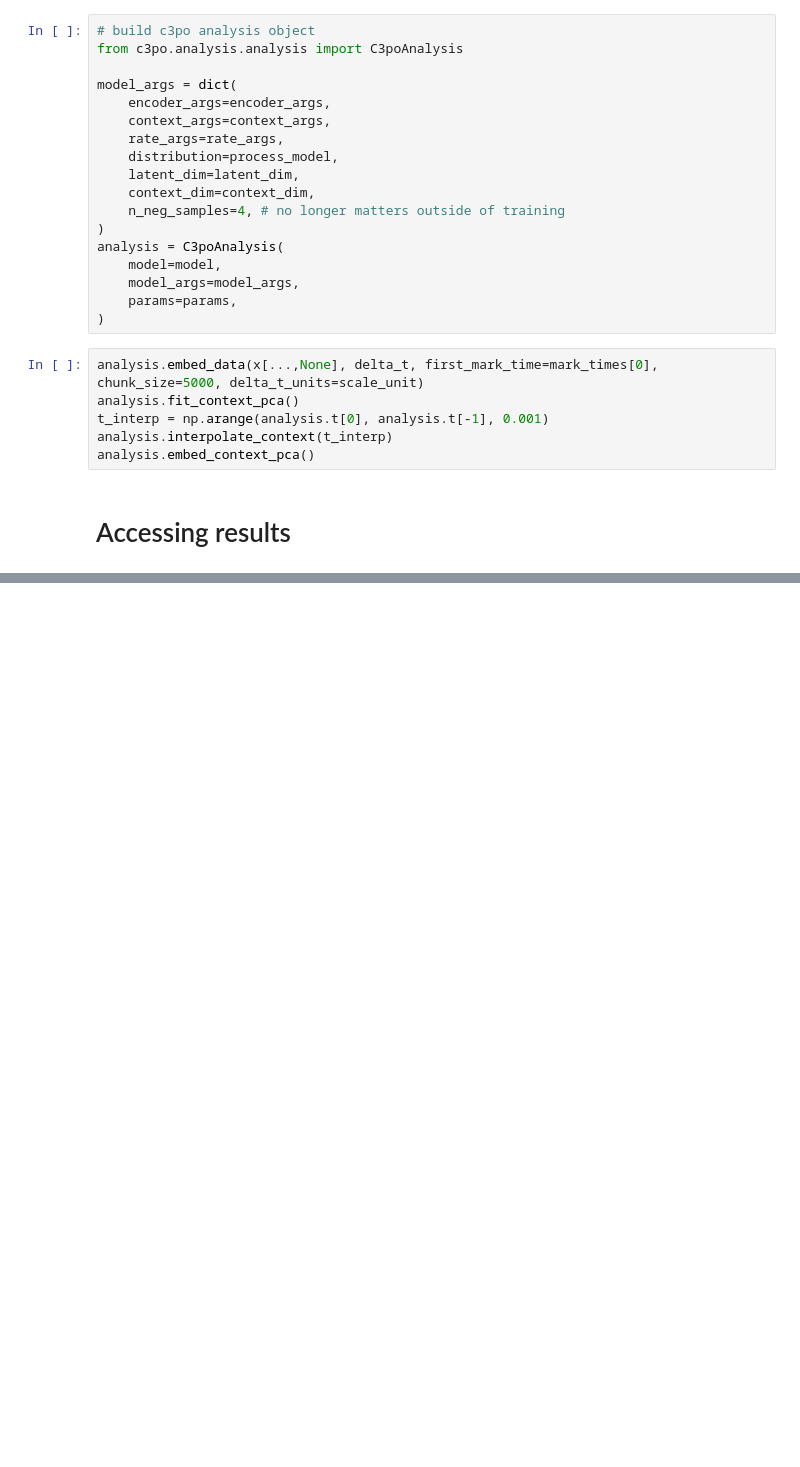
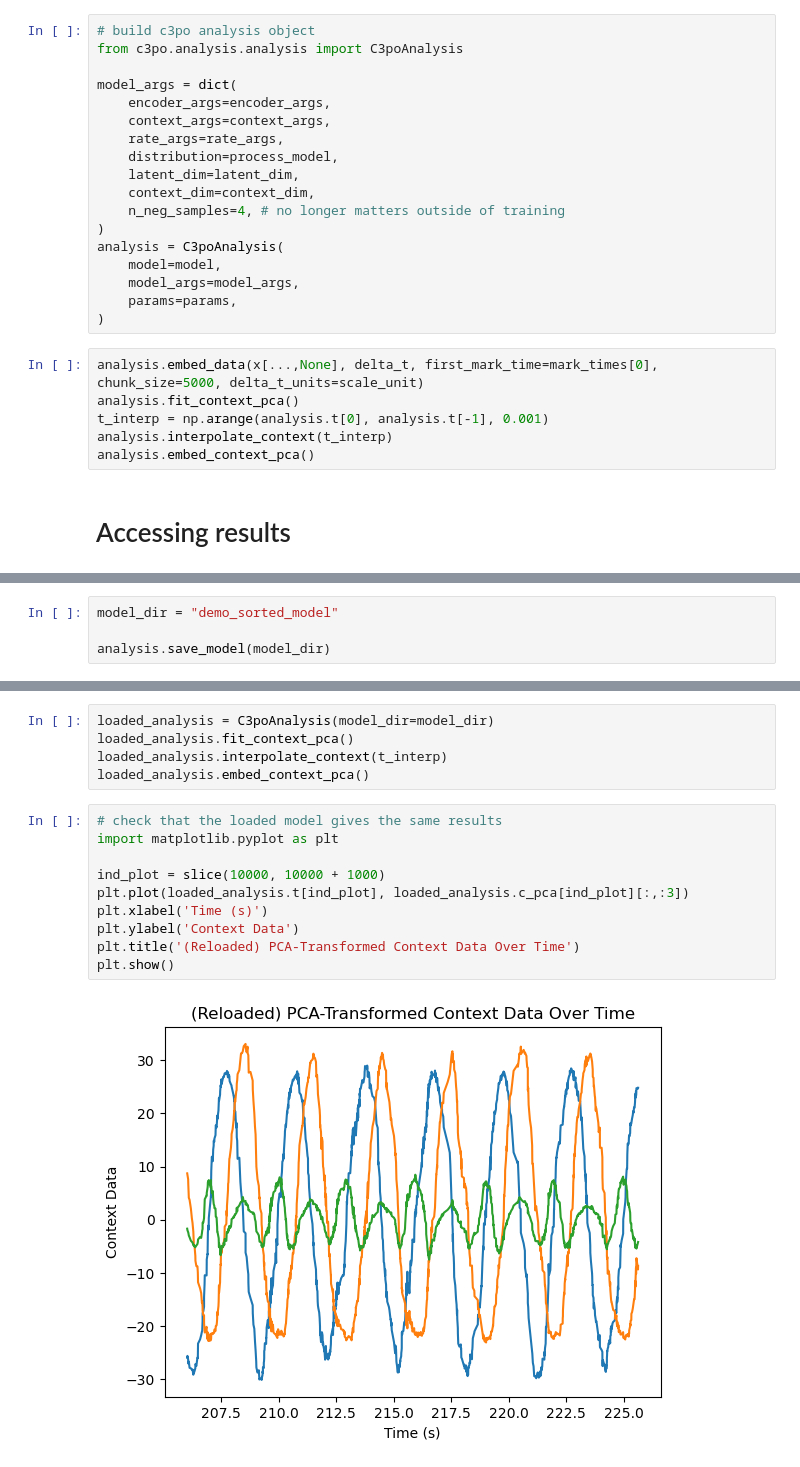
Before and after one commit to samuelbray32/c3po, a Jupyter notebook: tutorial/sorted_units.ipynb, the cells around one changed output, grey strips where cells are left out. Drawn from its saved outputs; the diff is of its cells as text; blank space fills up the shorter version.

```diff
--- a/tutorial/sorted_units.ipynb
+++ b/tutorial/sorted_units.ipynb
@@ -304,0 +314,4 @@ plt.show()
+# %%
+model_dir = "demo_sorted_model"
+
+analysis.save_model(model_dir)
@@ -304,0 +327,17 @@ plt.show()
+# %%
+loaded_analysis = C3poAnalysis(model_dir=model_dir)
+loaded_analysis.fit_context_pca()
+loaded_analysis.interpolate_context(t_interp)
+loaded_analysis.embed_context_pca()
+# %%
+# check that the loaded model gives the same results
+import matplotlib.pyplot as plt
+
+ind_plot = slice(10000, 10000 + 1000)
+plt.plot(loaded_analysis.t[ind_plot], loaded_analysis.c_pca[ind_plot][:,:3])
+plt.xlabel('Time (s)')
+plt.ylabel('Context Data')
+plt.title('(Reloaded) PCA-Transformed Context Data Over Time')
+plt.show()
+# %% [output]
+[figure, added]
```
Also changed, not shown: parts of 4 cells of this notebook, 2 other files.
